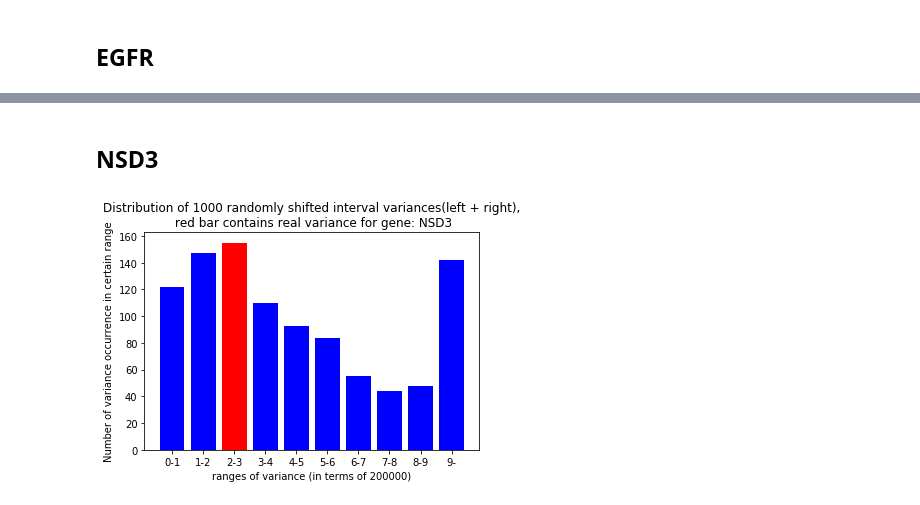
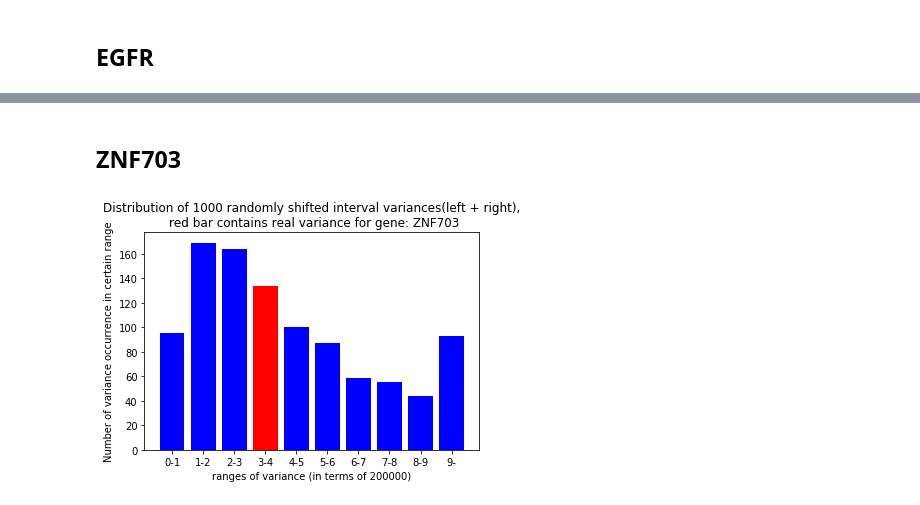
Before and after one commit to ShangqingGu/Analyze-ecDNA, a Jupyter notebook: Variance_analyser.ipynb, the cells around one changed output, grey strips where cells are left out. Cells and saved outputs as stored; diff of their text form; code cells hidden in the pictures.

```diff
--- a/Variance_analyser.ipynb
+++ b/Variance_analyser.ipynb
@@ -128,6 +146,6 @@ analyze_significance("EGFR", intervl_data, oncogene_data, num_bins=10, bin_size=
 # %% [markdown]
-## NSD3
+## ZNF703
 # %%
-analyze_significance("NSD3", intervl_data, oncogene_data, num_bins=10, bin_size=200000)
+analyze_significance("ZNF703", intervl_data, oncogene_data, num_bins=10, bin_size=200000)
 # %% [output]
-[figure, old version]
+[figure, new version]
```
Also changed, not shown: parts of 16 cells of this notebook.
